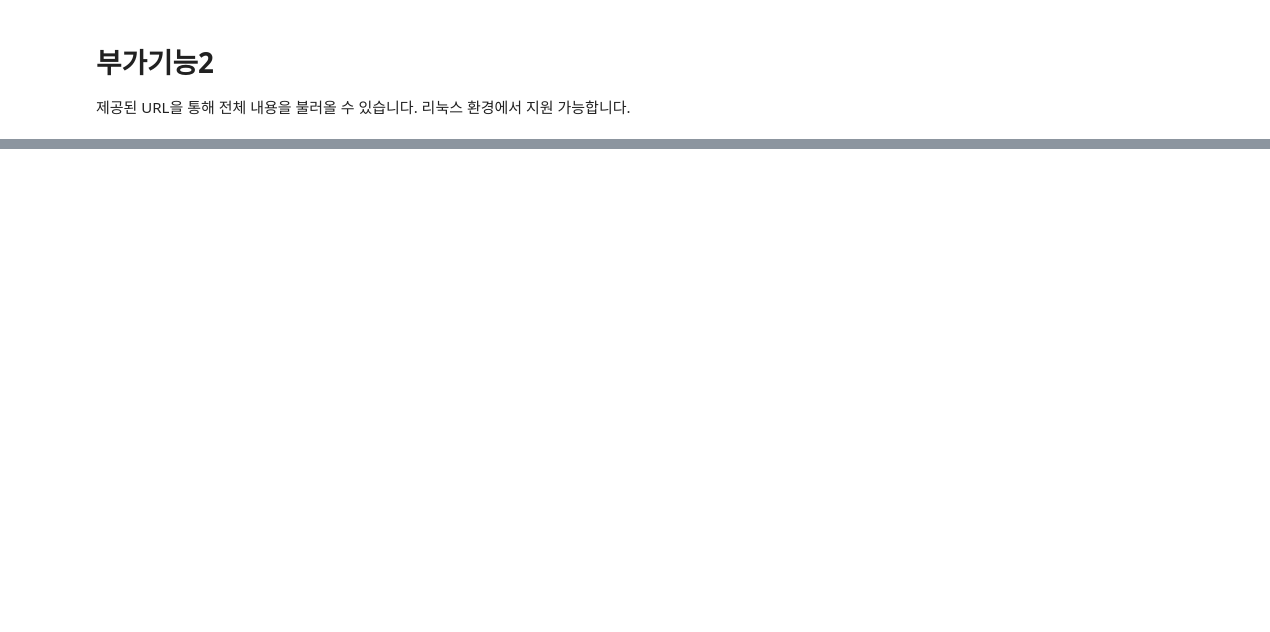
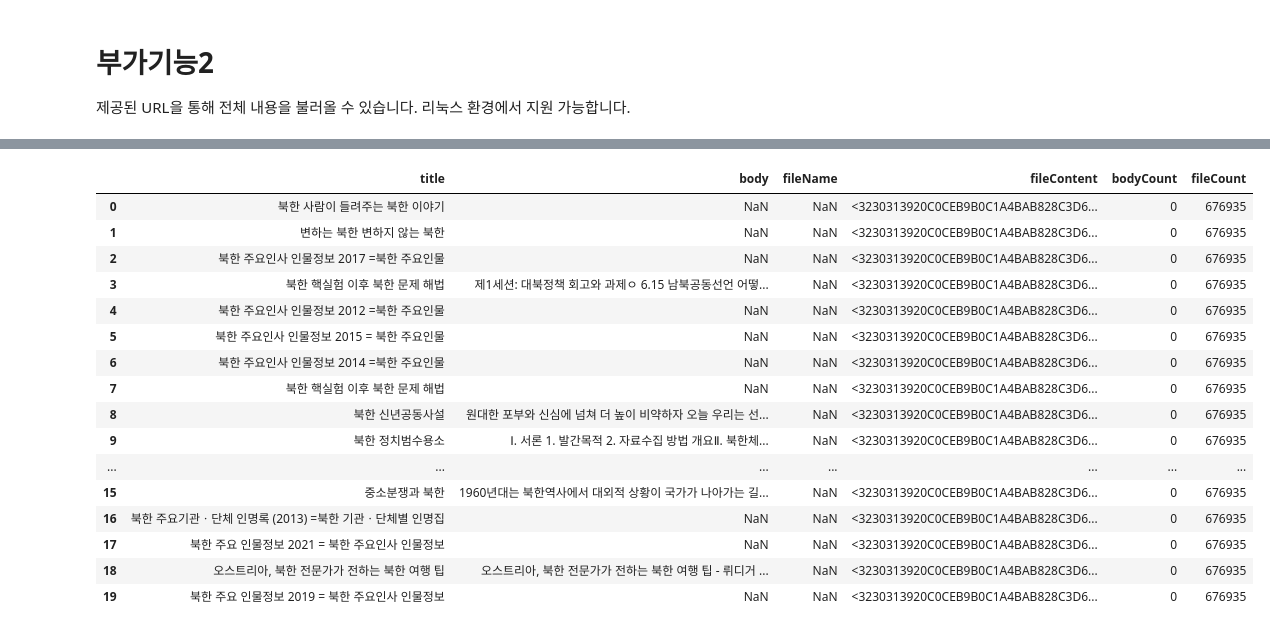
Before and after one commit to cinxdy/TIBigdataOpenAPI, a Jupyter notebook: KUBiC Open API User Manual.ipynb, the cells around one changed output, grey strips where cells are left out. Saved outputs shown, nothing was run; the diff lists cells and outputs as text; code cells hidden in the pictures; blank space fills up the shorter version.

```diff
--- a/KUBiC Open API User Manual.ipynb
+++ b/KUBiC Open API User Manual.ipynb
@@ -91,22 +106,25 @@ URL = "https://kubic.handong.edu:15000/"
 search_option="simple_search" #detailed_search #my_doc
 
 # 인증키를 입력해주세요
-serviceKey = ""
+serviceKey = "(serviceKey)"
 
 # 한 번에 출력할 문서 개수를 입력해주세요
-numOfCnt = 100
+numOfCnt = 20
 
 # 검색할 키워드를 입력해주세요
 keyword="북한"
 # %% [markdown]
 ### API에 값 요청 및 응답
 # %%
+import ssl
+
 loginKey = "serviceKey="+serviceKey
 request = "&numOfCnt="+p.quote(str(numOfCnt))+"&keyword="+p.quote(str(keyword))
 URL_full = URL + search_option + "?" + loginKey + request
 
 print("URL_full> " + URL_full)
-response = r.urlopen(URL_full).read().decode('utf-8')
+context = ssl._create_unverified_context() # certificate error 뜨는 경우
+response = r.urlopen(URL_full, context=context).read().decode('utf-8')
 
 jsonArray = json.loads(response)
 
@@ -209,13 +216,0 @@ Successfully installed pyhwp-0.1b15
-# %%
-def addFileContent2df(df,column_name):
-#     column_name warning 추가
-    df = pd.DataFrame(columns=['title','body','fileContent'])
-    for item in items:
-        dft = pd.DataFrame(data=item, index=[0], columns=['title','body','fileContent'])
-        url = item['fileURL'] if column_name == 'fileContent' else item['body']
-
-        dft[column_name]=readFileFromUrl(url)
-        dft['bodyCount']=len(dft['body'][0]) if type(dft['body'][0])==str else 0
-        dft['fileCount']=len(dft['fileContent'][0]) if type(dft['fileContent'][0])==str else 0
-        df = df.append(dft,ignore_index=True)
-df
@@ -226,0 +217,39 @@ df
+# %%
+import warnings
+
+def addFileContent2df(df,column_name):
+    if column_name not in ['body', 'fileContent']:
+        warnings.warn('no column')
+        return df
+
+#     column_name warning 추가
+    dft = pd.DataFrame(df, columns=['title','body','fileContent','fileURL'])
+    for i in df.index:
+        try:
+            url = df['fileURL'][i] if column_name == 'fileContent' else df['originalURL'][i]
+            dft[column_name] = readFileFromUrl(url)
+        except: continue
+    return dft
+
+df = addFileContent2df(df, 'fileContent')
+df = addFileContent2df(df, 'body')
+df = countLength(df)
+df
+# %% [output]
+|  | title | body | fileName | fileContent | bodyCount | fileCount |
+| 0 | 북한 사람이 들려주는 북한 이야기 | NaN | NaN | <3230313920C0CEB9B0C1A4BAB828C3D6... | 0 | 676935 |
+| 1 | 변하는 북한 변하지 않는 북한 | NaN | NaN | <3230313920C0CEB9B0C1A4BAB828C3D6... | 0 | 676935 |
+| 2 | 북한 주요인사 인물정보 2017 =북한 주요인물 | NaN | NaN | <3230313920C0CEB9B0C1A4BAB828C3D6... | 0 | 676935 |
+| 3 | 북한 핵실험 이후 북한 문제 해법 | 제1세션: 대북정책 회고와 과제ㅇ 6.15 남북공동선언 어떻... | NaN | <3230313920C0CEB9B0C1A4BAB828C3D6... | 0 | 676935 |
+| 4 | 북한 주요인사 인물정보 2012 =북한 주요인물 | NaN | NaN | <3230313920C0CEB9B0C1A4BAB828C3D6... | 0 | 676935 |
+| 5 | 북한 주요인사 인물정보 2015 = 북한 주요인물 | NaN | NaN | <3230313920C0CEB9B0C1A4BAB828C3D6... | 0 | 676935 |
+| 6 | 북한 주요인사 인물정보 2014 =북한 주요인물 | NaN | NaN | <3230313920C0CEB9B0C1A4BAB828C3D6... | 0 | 676935 |
+| 7 | 북한 핵실험 이후 북한 문제 해법 | NaN | NaN | <3230313920C0CEB9B0C1A4BAB828C3D6... | 0 | 676935 |
+| 8 | 북한 신년공동사설 | 원대한 포부와 신심에 넘쳐 더 높이 비약하자 오늘 우리는 선... | NaN | <3230313920C0CEB9B0C1A4BAB828C3D6... | 0 | 676935 |
+| 9 | 북한 정치범수용소 | Ⅰ. 서론 1. 발간목적 2. 자료수집 방법 개요Ⅱ. 북한체... | NaN | <3230313920C0CEB9B0C1A4BAB828C3D6... | 0 | 676935 |
+| ... | ... | ... | ... | ... | ... | ... |
+| 15 | 중소분쟁과 북한 | 1960년대는 북한역사에서 대외적 상황이 국가가 나아가는 길... | NaN | <3230313920C0CEB9B0C1A4BAB828C3D6... | 0 | 676935 |
+| 16 | 북한 주요기관ㆍ단체 인명록 (2013) =북한 기관ㆍ단체별 인명집 | NaN | NaN | <3230313920C0CEB9B0C1A4BAB828C3D6... | 0 | 676935 |
+| 17 | 북한 주요 인물정보 2021 = 북한 주요인사 인물정보 | NaN | NaN | <3230313920C0CEB9B0C1A4BAB828C3D6... | 0 | 676935 |
+| 18 | 오스트리아, 북한 전문가가 전하는 북한 여행 팁 | 오스트리아, 북한 전문가가 전하는 북한 여행 팁 - 뤼디거 ... | NaN | <3230313920C0CEB9B0C1A4BAB828C3D6... | 0 | 676935 |
+| 19 | 북한 주요 인물정보 2019 = 북한 주요인사 인물정보 | NaN | NaN | <3230313920C0CEB9B0C1A4BAB828C3D6... | 0 | 676935 |
```
Also changed, not shown: parts of 7 cells of this notebook, 1 other file.
